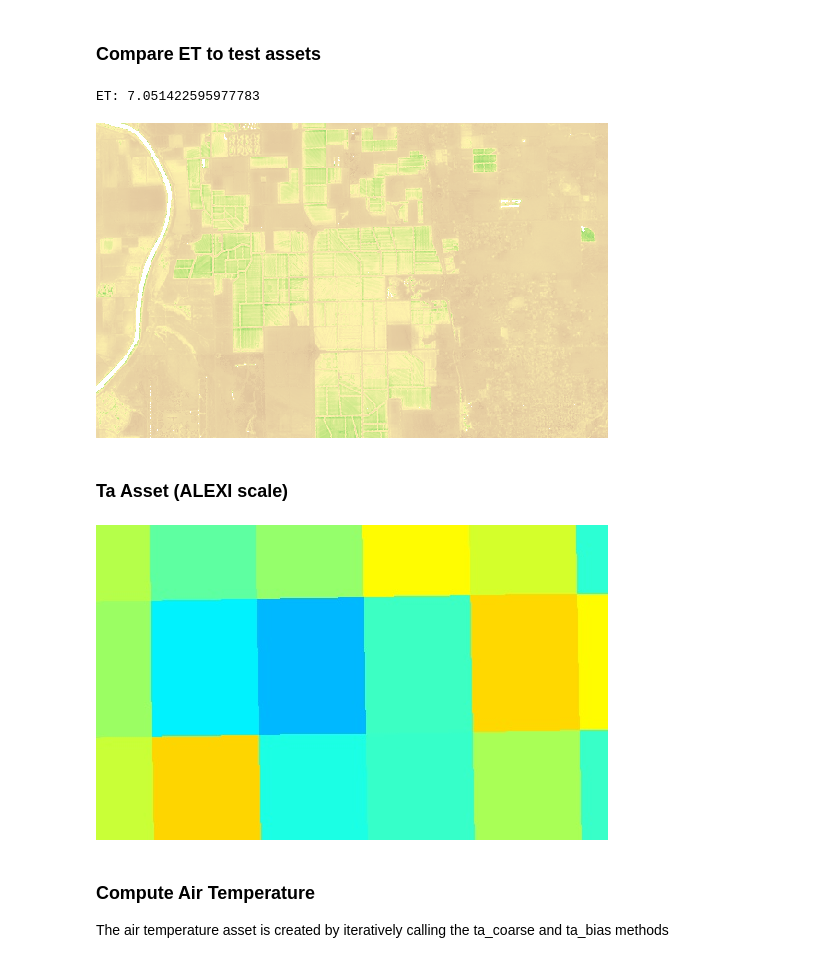
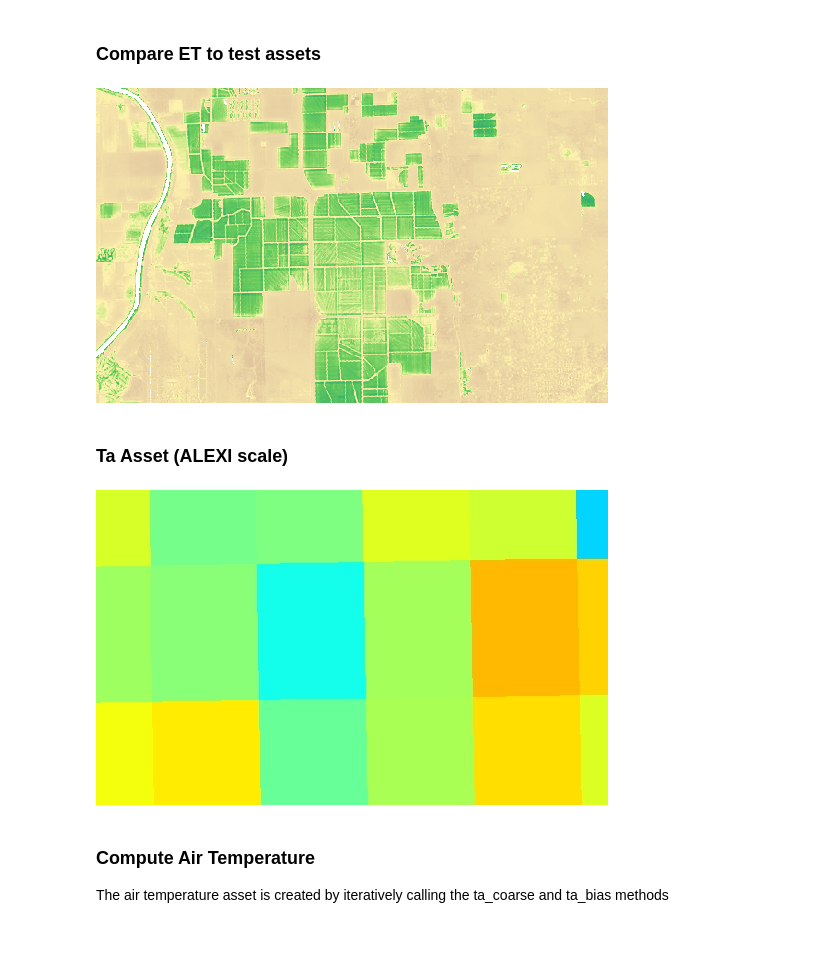
Before and after one commit to Open-ET/openet-disalexi, a Jupyter notebook: examples/landsat_c1_sr_image.ipynb, the cells around one changed output. Drawn from its saved outputs; the diff is of its cells as text; code cells hidden in the pictures.

```diff
--- a/examples/landsat_c1_sr_image.ipynb
+++ b/examples/landsat_c1_sr_image.ipynb
@@ -186,24 +182,23 @@ Image(url=et_url, embed=True, format='png')
 # %% [markdown]
 ### Compare ET to test assets
 # %%
-et_img = ee.Image('projects/openet/test/DisALEXI/Borden/Landsat/ETd_2017197_landsat').rename(['et'])
-print('ET: {}'.format(pprint.pformat(utils.point_image_value(et_img, xy=test_xy, scale=30)['et'])))
-et_url = et_img.getThumbURL({'region': test_region, 'min': 0, 'max': 20, 'palette': ','.join(ssebop_et_palette)})
-Image(url=et_url, embed=True, format='png')
+et_test_img = ee.Image('projects/openet/test/DisALEXI/Borden/Landsat/ETd_2017197_landsat').rename(['et'])
+# print('ET: {}'.format(pprint.pformat(utils.point_image_value(et_img, xy=test_xy, scale=30)['et'])))
+
+et_test_url = et_test_img.getThumbURL({'region': test_region, 'min': 0, 'max': 15, 'palette': ','.join(ssebop_et_palette)})
+Image(url=et_test_url, embed=True, format='png')
 # %% [output]
-ET: 7.051422595977783
-[figure, old version]
+[figure, new version]
 # %% [markdown]
 ### Ta Asset (ALEXI scale)
 # %%
 # Same as above but set ta_smooth_flag to False
-model_obj = disalexi.Image(input_img, ta_smooth_flag=False)
-ta_url = model_obj.ta\
+ta_url = disalexi.Image(input_img, ta_smooth_flag=False).ta\
     .reproject(crs=image_crs, crsTransform=image_transform)\
-    .getThumbURL({'region': test_region, 'min': 290, 'max': 310, 'palette': ','.join(jet_palette)})
+    .getThumbURL({'region': test_region, 'min': 280, 'max': 300, 'palette': ','.join(jet_palette)})
 Image(url=ta_url, embed=True, format='png')
 # %% [output]
-[figure, old version]
+[figure, new version]
 # %% [markdown]
 ### Compute Air Temperature
 
```
Also changed, not shown: parts of 9 cells of this notebook, 7 other files.
